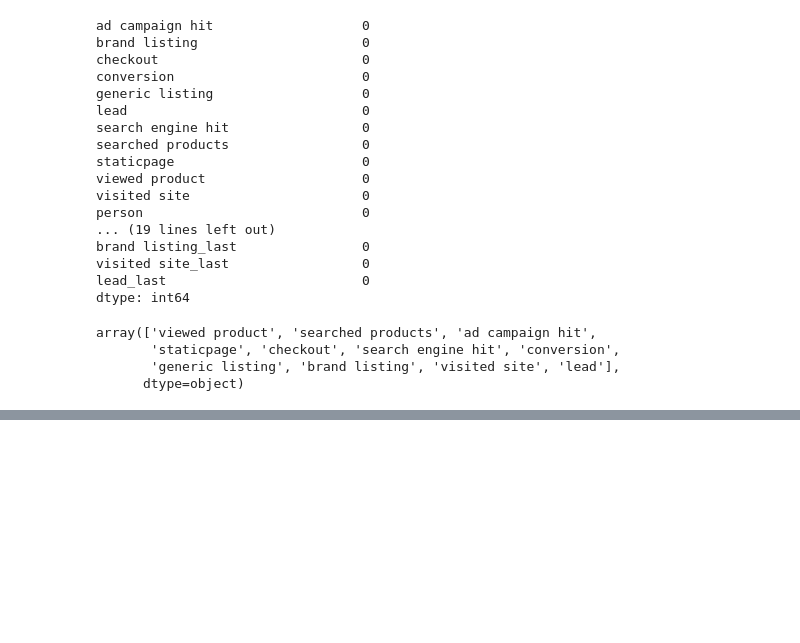
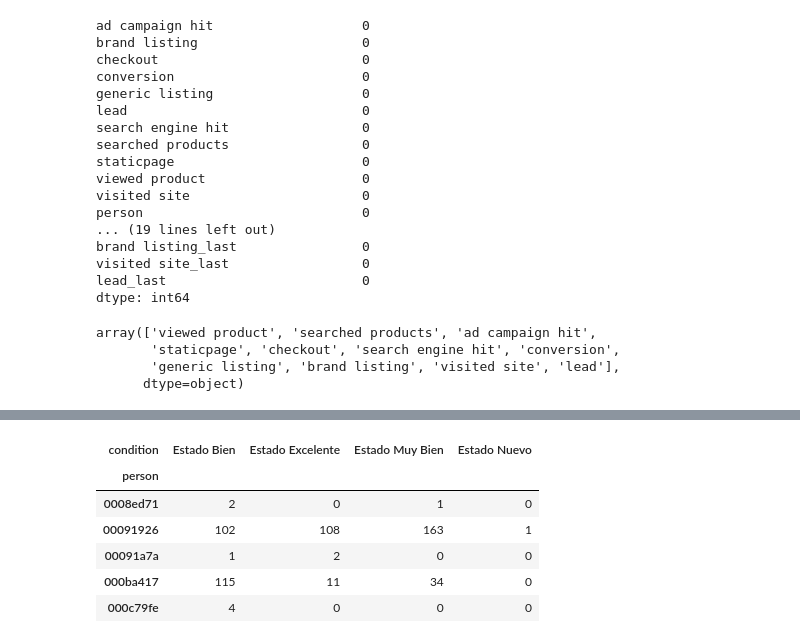
Before and after one commit to Santiago39353535/Tp2-Datos, a Jupyter notebook: Procesamiento1erSummit.ipynb, the cells around one changed output, grey strips where cells are left out. Saved outputs shown, nothing was run; the diff lists cells and outputs as text; code cells hidden in the pictures; blank space fills up the shorter version.

```diff
--- a/Procesamiento1erSummit.ipynb
+++ b/Procesamiento1erSummit.ipynb
@@ -401,0 +489,11 @@ aux.to_csv("features.csv",index = False)
+# %%
+auxi_listo.columns = auxi_listo.columns.droplevel(0)
+auxi_listo.head()
+# %% [output]
+| condition | Estado Bien | Estado Excelente | Estado Muy Bien | Estado Nuevo |
+| person |  |  |  |  |
+| 0008ed71 | 2 | 0 | 1 | 0 |
+| 00091926 | 102 | 108 | 163 | 1 |
+| 00091a7a | 1 | 2 | 0 | 0 |
+| 000ba417 | 115 | 11 | 34 | 0 |
+| 000c79fe | 4 | 0 | 0 | 0 |
```
Also changed, not shown: parts of 16 cells of this notebook.
